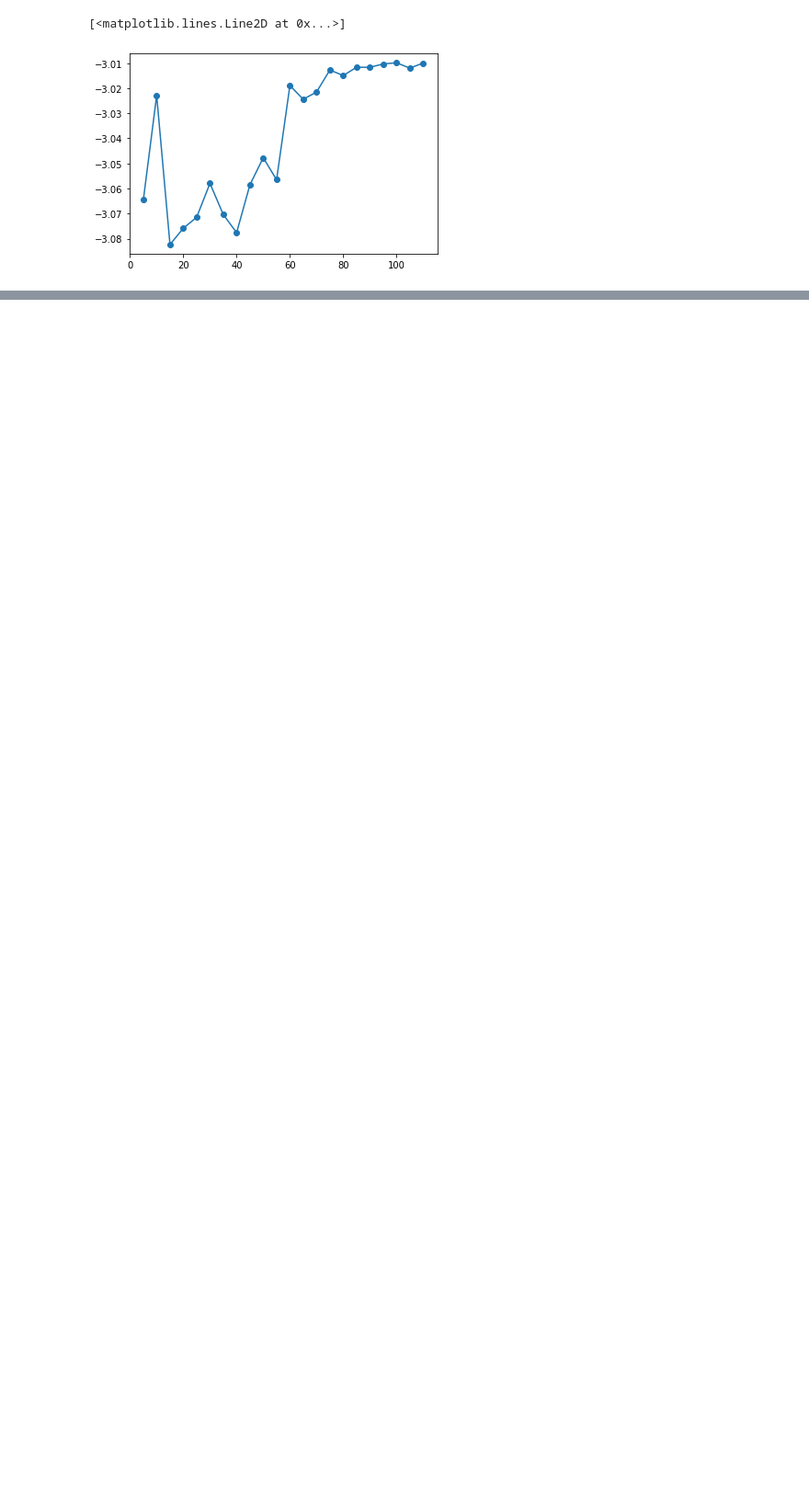
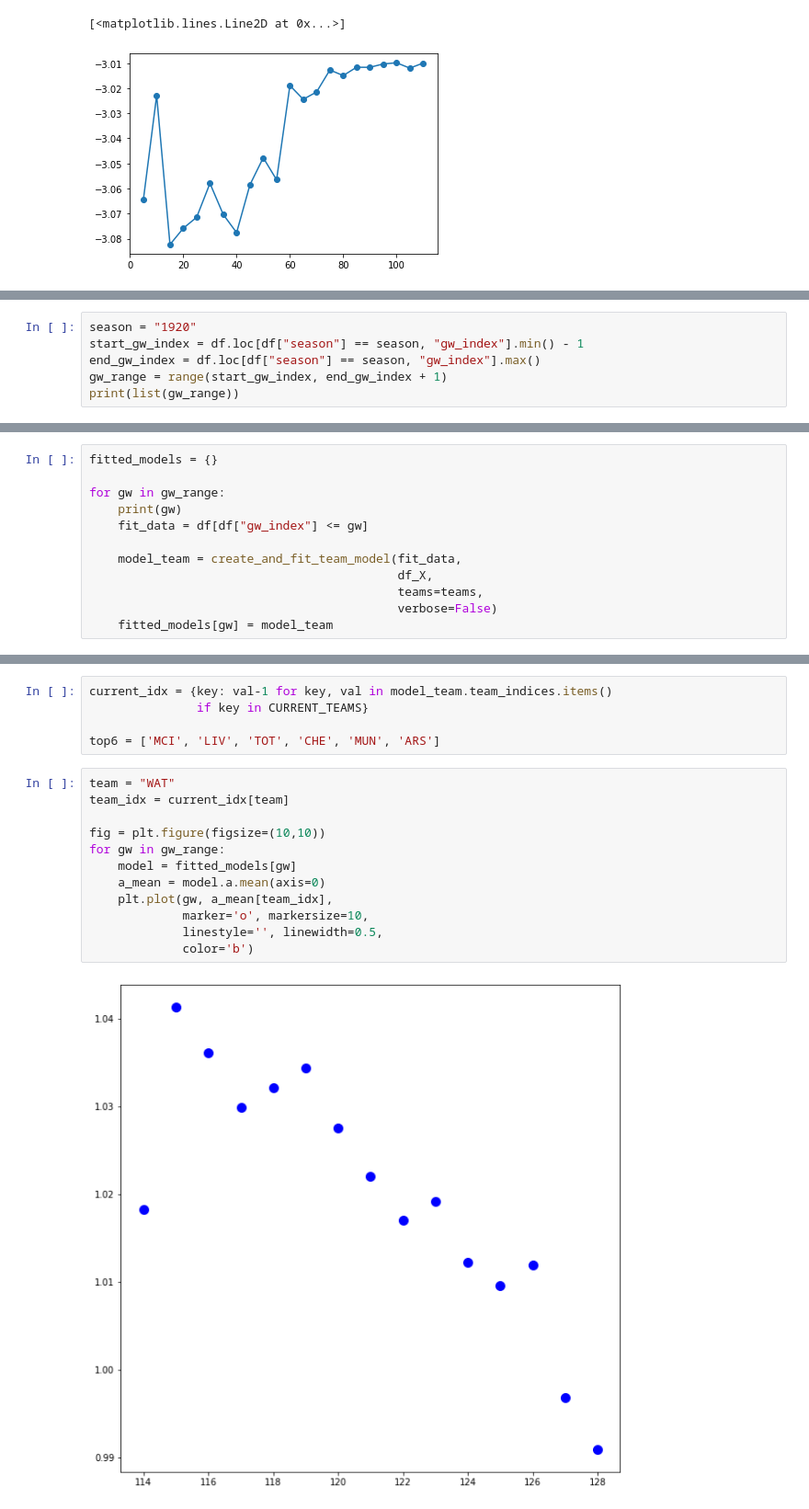
Before and after one commit to SeaNation/https-github.com-alan-turing-institute-AIrsenal, a Jupyter notebook: sandbox/team_model_number_matches.ipynb, the cells around one changed output, grey strips where cells are left out. Shown at 92% size. Drawn from its saved outputs; the diff is of its cells as text; blank space fills up the shorter version.

Commit message:
initial look at changes in team model during season

```diff
--- a/sandbox/team_model_number_matches.ipynb
+++ b/sandbox/team_model_number_matches.ipynb
@@ -195,0 +187,6 @@ model_team.
+# %%
+season = "1920"
+start_gw_index = df.loc[df["season"] == season, "gw_index"].min() - 1
+end_gw_index = df.loc[df["season"] == season, "gw_index"].max()
+gw_range = range(start_gw_index, end_gw_index + 1)
+print(list(gw_range))
@@ -195,0 +195,12 @@ model_team.
+# %%
+fitted_models = {}
+
+for gw in gw_range:
+    print(gw)
+    fit_data = df[df["gw_index"] <= gw]
+
+    model_team = create_and_fit_team_model(fit_data,
+                                           df_X,
+                                           teams=teams,
+                                           verbose=False)
+    fitted_models[gw] = model_team
@@ -195,0 +223,19 @@ model_team.
+# %%
+current_idx = {key: val-1 for key, val in model_team.team_indices.items()
+               if key in CURRENT_TEAMS}
+
+top6 = ['MCI', 'LIV', 'TOT', 'CHE', 'MUN', 'ARS']
+# %%
+team = "WAT"
+team_idx = current_idx[team]
+
+fig = plt.figure(figsize=(10,10))
+for gw in gw_range:
+    model = fitted_models[gw]
+    a_mean = model.a.mean(axis=0)
+    plt.plot(gw, a_mean[team_idx],
+             marker='o', markersize=10,
+             linestyle='', linewidth=0.5,
+             color='b')
+# %% [output]
+[figure, added]
```
Also changed, not shown: parts of 7 cells of this notebook.
